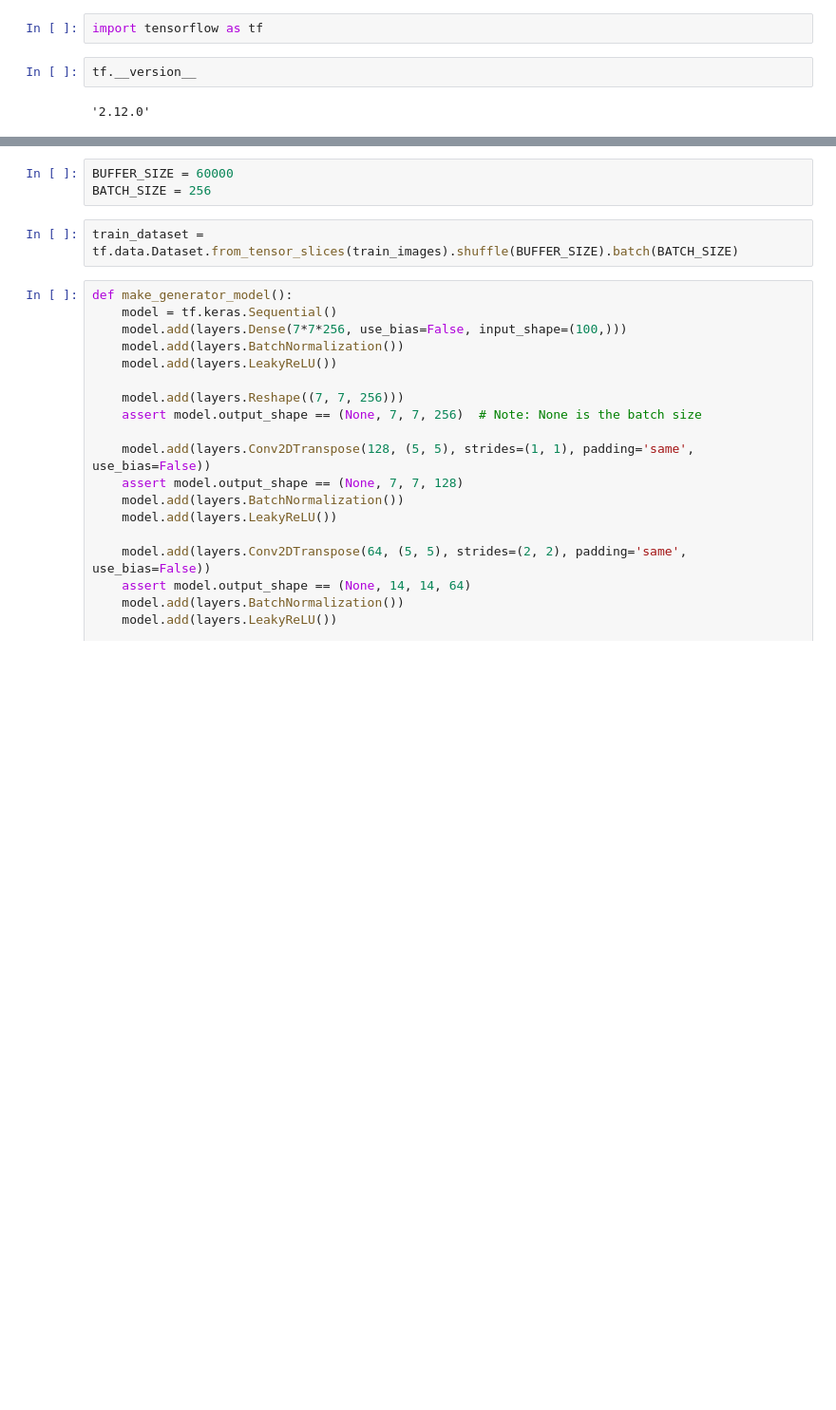
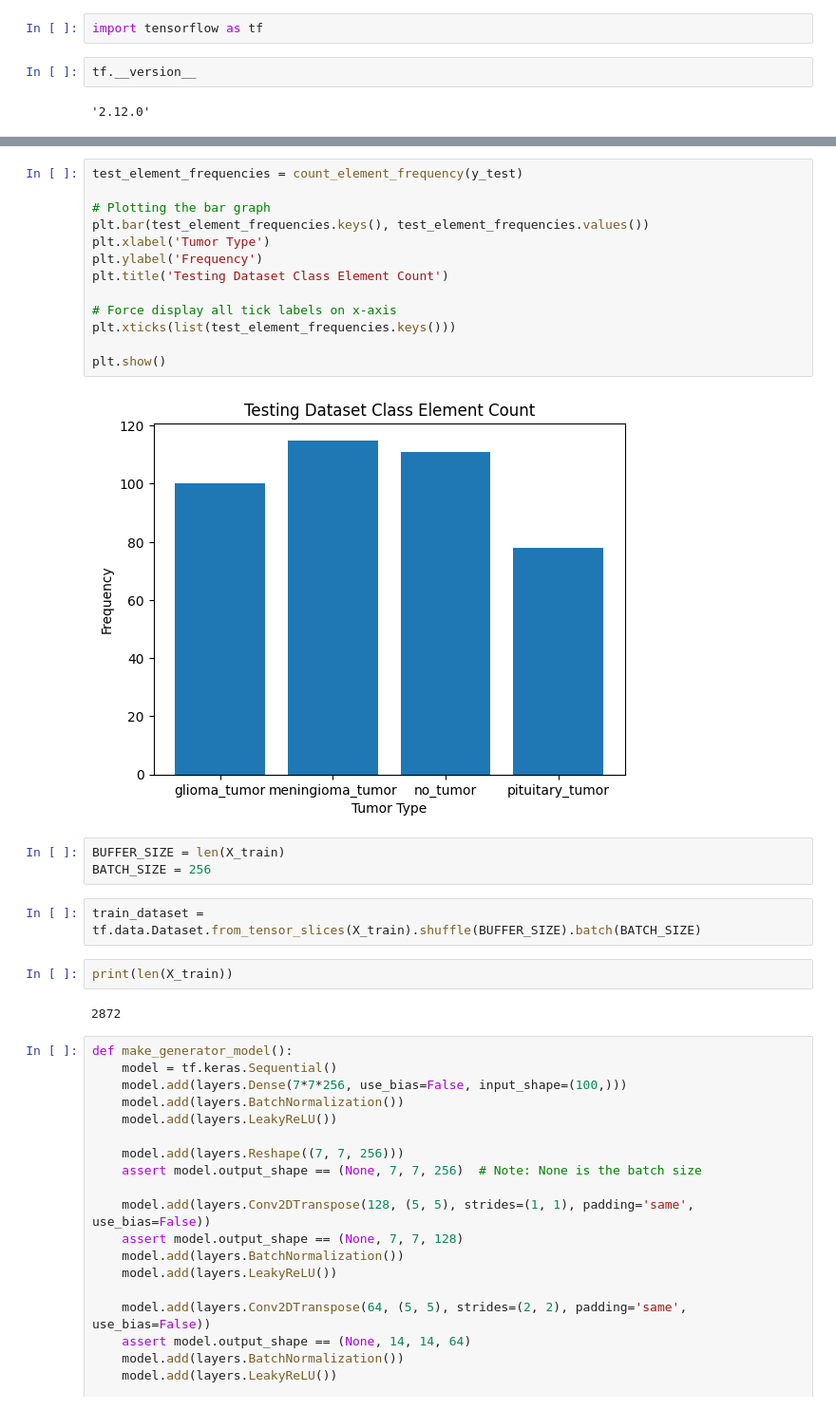
Before and after one commit to amylokh/Brain-MRI-Classification, a Jupyter notebook: Generating brain MRI using GANs.ipynb, the cells around one changed output, grey strips where cells are left out. Shown at 95% size. Cells and saved outputs as stored; diff of their text form; blank space fills up the shorter version.

```diff
--- a/Generating brain MRI using GANs.ipynb
+++ b/Generating brain MRI using GANs.ipynb
@@ -66,8 +120,27 @@ train_images = (train_images - 127.5) / 127.5  # Normalize the images to [-1, 1]
+# %%
+test_element_frequencies = count_element_frequency(y_test)
+
+# Plotting the bar graph
+plt.bar(test_element_frequencies.keys(), test_element_frequencies.values())
+plt.xlabel('Tumor Type')
+plt.ylabel('Frequency')
+plt.title('Testing Dataset Class Element Count')
+
+# Force display all tick labels on x-axis
+plt.xticks(list(test_element_frequencies.keys()))
+
+plt.show()
+# %% [output]
+[figure, added]
 # %%
-BUFFER_SIZE = 60000
+BUFFER_SIZE = len(X_train)
 BATCH_SIZE = 256
 # %%
-train_dataset = tf.data.Dataset.from_tensor_slices(train_images).shuffle(BUFFER_SIZE).batch(BATCH_SIZE)
+train_dataset = tf.data.Dataset.from_tensor_slices(X_train).shuffle(BUFFER_SIZE).batch(BATCH_SIZE)
+# %%
+print(len(X_train))
+# %% [output]
+2872
 # %%
 def make_generator_model():
     model = tf.keras.Sequential()
```
Also changed, not shown: parts of 25 cells of this notebook.
